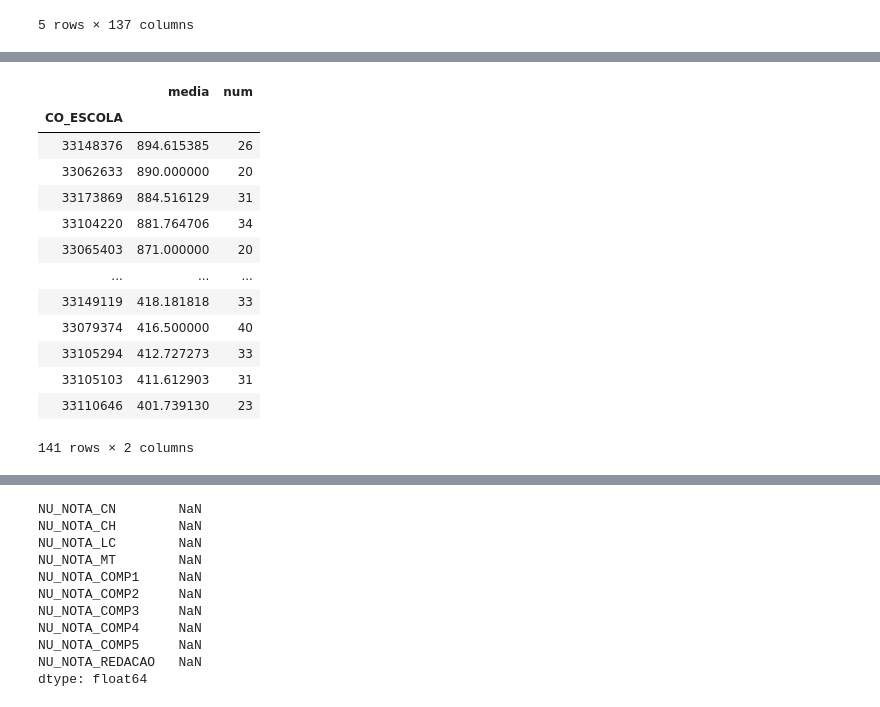
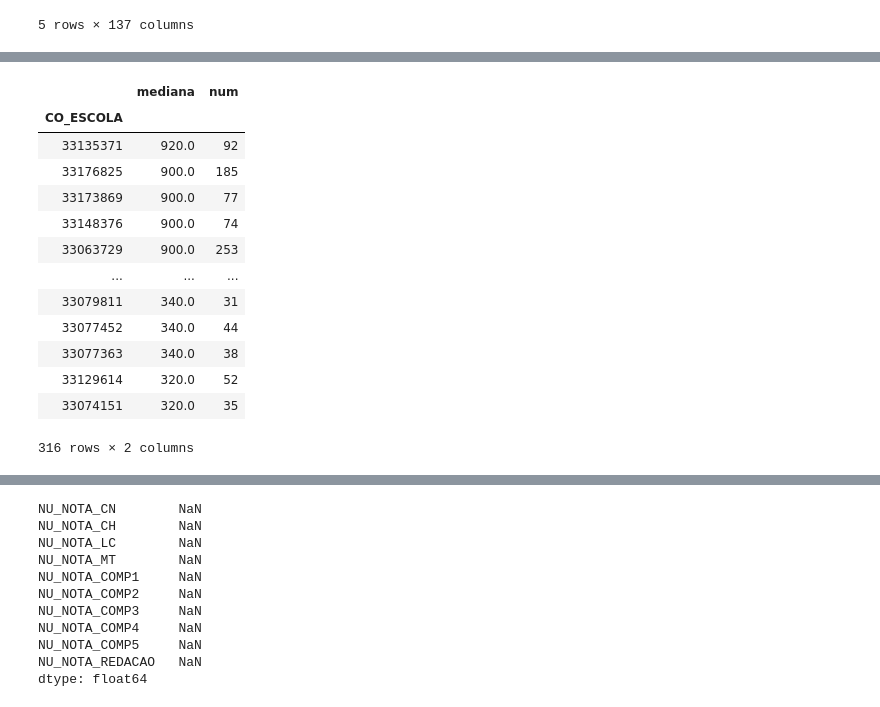
Before and after one commit to pauloneves/educacao, a Jupyter notebook: ledados.ipynb, the cells around one changed output, grey strips where cells are left out. Cells and saved outputs as stored; diff of their text form; code cells hidden in the pictures.

```diff
--- a/ledados.ipynb
+++ b/ledados.ipynb
@@ -43,6 +28,6 @@ df_enem_rio.shape
 # %%
 df_g = df_enem_rio.loc[:, [ 'CO_ESCOLA','NU_NOTA_REDACAO']].groupby('CO_ESCOLA')\
-       .agg(media=('NU_NOTA_REDACAO','mean'), num=('NU_NOTA_REDACAO','count'))\
-       .sort_values('media', ascending=False)
+       .agg(mediana=('NU_NOTA_REDACAO','median'), num=('NU_NOTA_REDACAO','size'))\
+       .sort_values('mediana', ascending=False)
 df_g.head()
 # %% [output]
@@ -62,21 +70,21 @@ TypeError: 'int' object is not callable
 # %%
-df_melhores = df_g.loc[df_g.num>=20]
+df_melhores = df_g.loc[df_g.num>=30]
 df_melhores
 # %% [output]
-|  | media | num |
+|  | mediana | num |
 | CO_ESCOLA |  |  |
-| 33148376 | 894.615385 | 26 |
-| 33062633 | 890.000000 | 20 |
-| 33173869 | 884.516129 | 31 |
-| 33104220 | 881.764706 | 34 |
-| 33065403 | 871.000000 | 20 |
+| 33135371 | 920.0 | 92 |
+| 33176825 | 900.0 | 185 |
+| 33173869 | 900.0 | 77 |
+| 33148376 | 900.0 | 74 |
+| 33063729 | 900.0 | 253 |
 | ... | ... | ... |
-| 33149119 | 418.181818 | 33 |
-| 33079374 | 416.500000 | 40 |
-| 33105294 | 412.727273 | 33 |
-| 33105103 | 411.612903 | 31 |
-| 33110646 | 401.739130 | 23 |
+| 33079811 | 340.0 | 31 |
+| 33077452 | 340.0 | 44 |
+| 33077363 | 340.0 | 38 |
+| 33129614 | 320.0 | 52 |
+| 33074151 | 320.0 | 35 |
-141 rows × 2 columns
+316 rows × 2 columns
 # %%
 df_escolas = pd.read_csv('dados\microdados_educacao_basica_2018\microdados_ed_basica_2018\DADOS\ESCOLAS.zip', sep='|', encoding='latin1', low_memory=False, index_col='CO_ENTIDADE')
 df_escolas.head()
```
Also changed, not shown: parts of 20 cells of this notebook, 2 other files.
